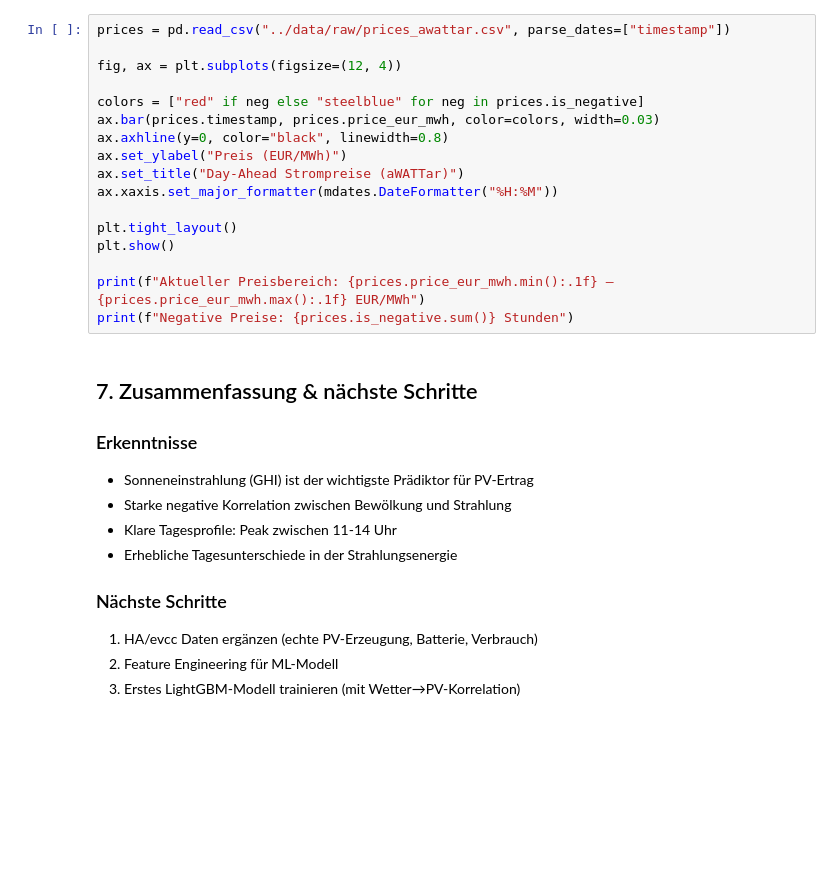
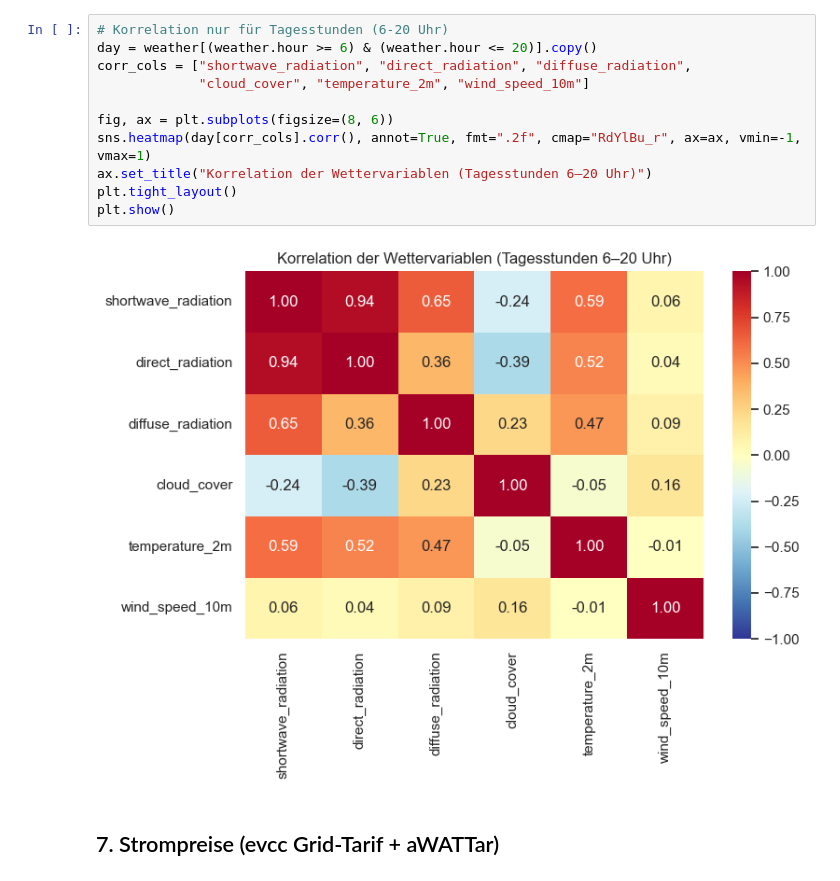
Before and after one commit to AndreasExner/OptimizePV, a Jupyter notebook: notebooks/01_data_exploration.ipynb, the cells around one changed output. Drawn from its saved outputs; the diff is of its cells as text; blank space fills up the shorter version.

```diff
--- a/notebooks/01_data_exploration.ipynb
+++ b/notebooks/01_data_exploration.ipynb
@@ -112,30 +275,15 @@ print(f"Schlechtester Tag: {daily.loc[daily.total_ghi_kwh.idxmin(), 'date']} mit
 # %%
-prices = pd.read_csv("../data/raw/prices_awattar.csv", parse_dates=["timestamp"])
+# Korrelation nur für Tagesstunden (6-20 Uhr)
+day = weather[(weather.hour >= 6) & (weather.hour <= 20)].copy()
+corr_cols = ["shortwave_radiation", "direct_radiation", "diffuse_radiation",
+             "cloud_cover", "temperature_2m", "wind_speed_10m"]
 
-fig, ax = plt.subplots(figsize=(12, 4))
-
-colors = ["red" if neg else "steelblue" for neg in prices.is_negative]
-ax.bar(prices.timestamp, prices.price_eur_mwh, color=colors, width=0.03)
-ax.axhline(y=0, color="black", linewidth=0.8)
-ax.set_ylabel("Preis (EUR/MWh)")
-ax.set_title("Day-Ahead Strompreise (aWATTar)")
-ax.xaxis.set_major_formatter(mdates.DateFormatter("%H:%M"))
-
+fig, ax = plt.subplots(figsize=(8, 6))
+sns.heatmap(day[corr_cols].corr(), annot=True, fmt=".2f", cmap="RdYlBu_r", ax=ax, vmin=-1, vmax=1)
+ax.set_title("Korrelation der Wettervariablen (Tagesstunden 6–20 Uhr)")
 plt.tight_layout()
 plt.show()
-
-print(f"Aktueller Preisbereich: {prices.price_eur_mwh.min():.1f} – {prices.price_eur_mwh.max():.1f} EUR/MWh")
-print(f"Negative Preise: {prices.is_negative.sum()} Stunden")
+# %% [output]
+[figure, added]
 # %% [markdown]
-## 7. Zusammenfassung & nächste Schritte
-
-### Erkenntnisse
-- Sonneneinstrahlung (GHI) ist der wichtigste Prädiktor für PV-Ertrag
-- Starke negative Korrelation zwischen Bewölkung und Strahlung
-- Klare Tagesprofile: Peak zwischen 11-14 Uhr
-- Erhebliche Tagesunterschiede in der Strahlungsenergie
-
-### Nächste Schritte
-1. HA/evcc Daten ergänzen (echte PV-Erzeugung, Batterie, Verbrauch)
-2. Feature Engineering für ML-Modell
-3. Erstes LightGBM-Modell trainieren (mit Wetter→PV-Korrelation)
+## 7. Strompreise (evcc Grid-Tarif + aWATTar)
```
Also changed, not shown: parts of 17 cells of this notebook, 14 other files.
